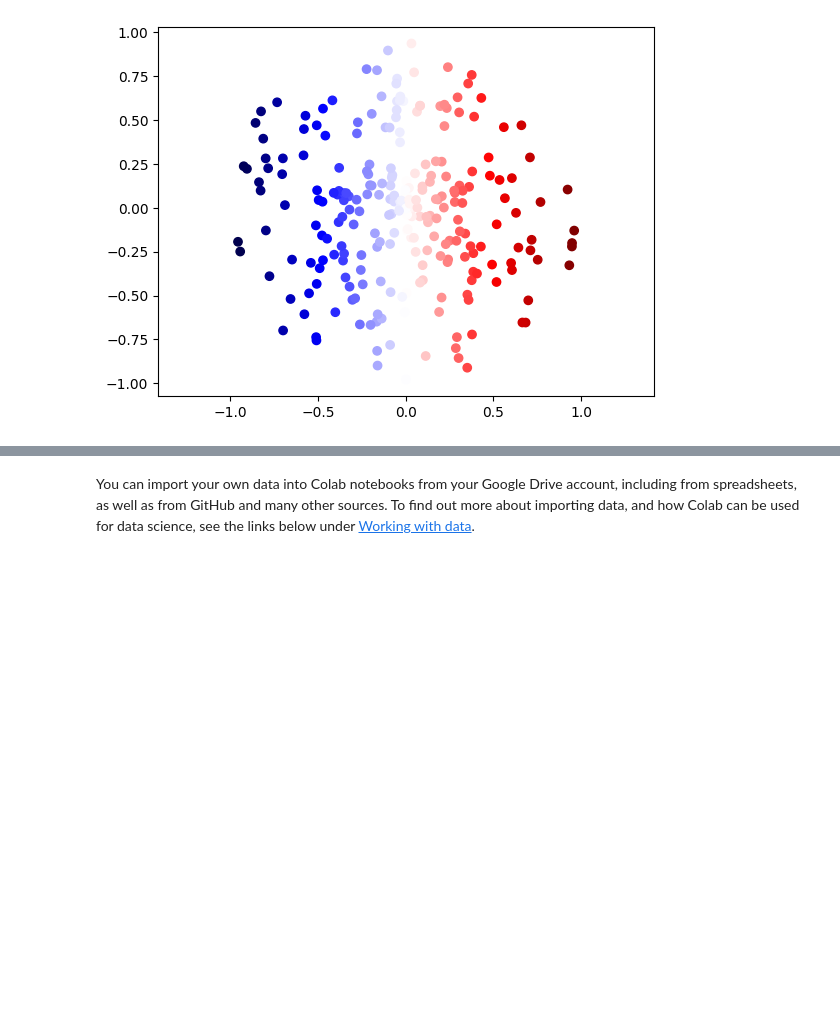
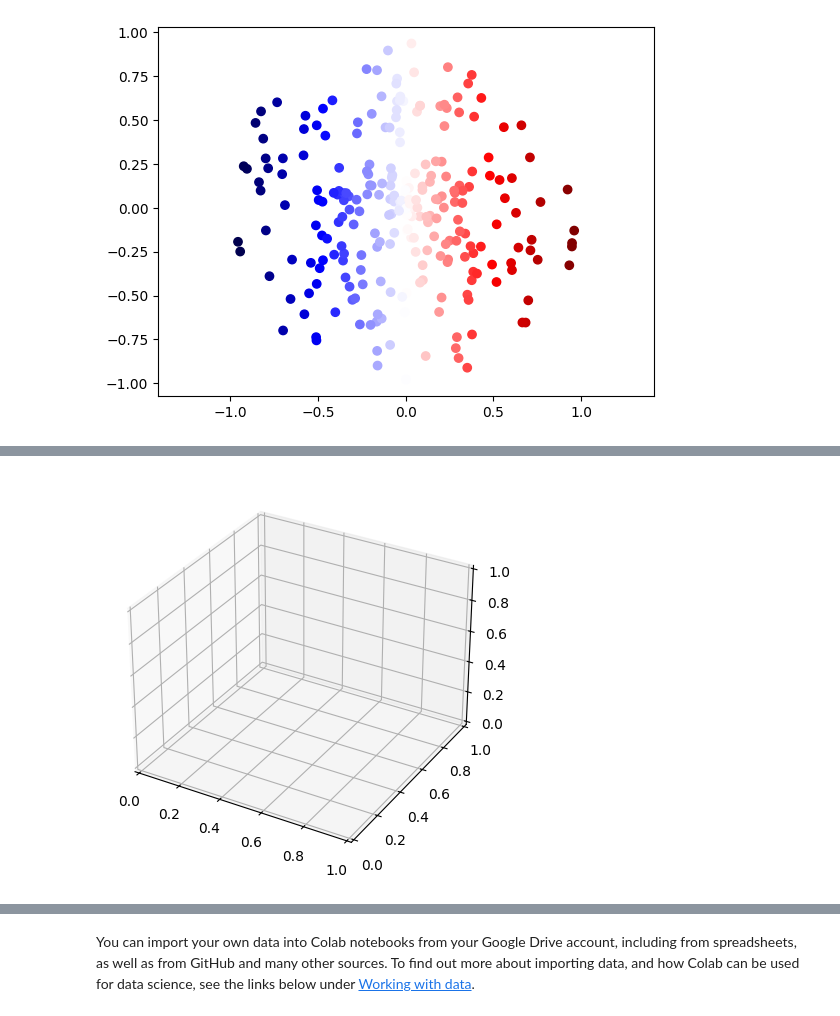
Before and after one commit to budsains/materi, a Jupyter notebook: material_book.ipynb, the cells around one changed output, grey strips where cells are left out. Drawn from its saved outputs; the diff is of its cells as text; code cells hidden in the pictures; blank space fills up the shorter version.

```diff
--- a/material_book.ipynb
+++ b/material_book.ipynb
@@ -478,0 +501,5 @@ plt.axis('equal');
+# %%
+fig = plt.figure(figsize=(5,5))
+ax = plt.axes(projection='3d')
+# %% [output]
+[figure, added]
```
Also changed, not shown: parts of 39 cells of this notebook.
